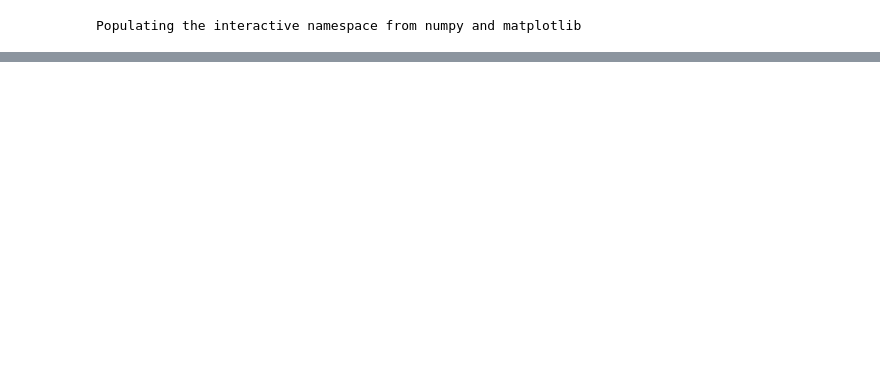
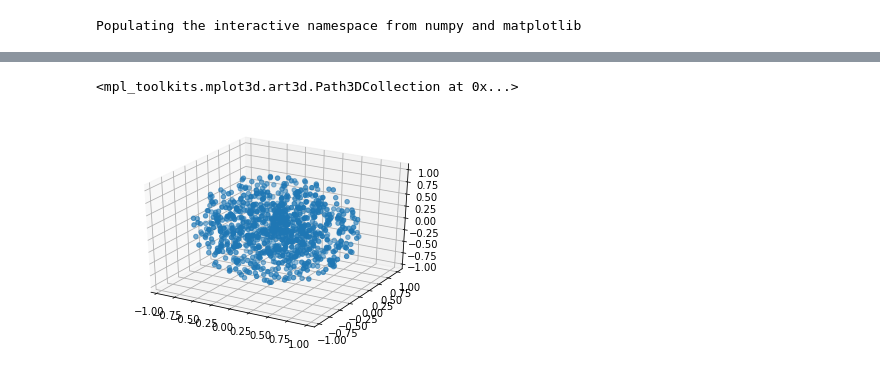
Before and after one commit to alegtz/cosmology-lab, a Jupyter notebook: tarea1.ipynb, the cells around one changed output, grey strips where cells are left out. Saved outputs shown, nothing was run; the diff lists cells and outputs as text; code cells hidden in the pictures; blank space fills up the shorter version.

```diff
--- a/tarea1.ipynb
+++ b/tarea1.ipynb
@@ -34,0 +161,19 @@ plt.plot(x,y,'.')
+# %%
+#Generamos ángulos random uniformes entre 0 y 2pi, r² random uniformes entre 0 y 1 y z=cos(phi)
+
+theta_1=np.random.random(1000)*2*pi
+r2_1=np.random.random(1000)
+r_1=r2_1**(1/2)
+cosphi=np.random.uniform(-1,1,1000)
+phi=np.arccos(cosphi)
+
+x=r_1*cos(theta_1)*sin(phi)
+y=r_1*sin(theta_1)*sin(phi)
+z=r_1*cosphi
+# %%
+fig = plt.figure()
+ax = plt.axes(projection='3d')
+ax.scatter3D(x, y, z)
+# %% [output]
+<mpl_toolkits.mplot3d.art3d.Path3DCollection at 0x...>
+[figure, added]
```
Also changed, not shown: parts of 19 cells of this notebook, 3 other files.
